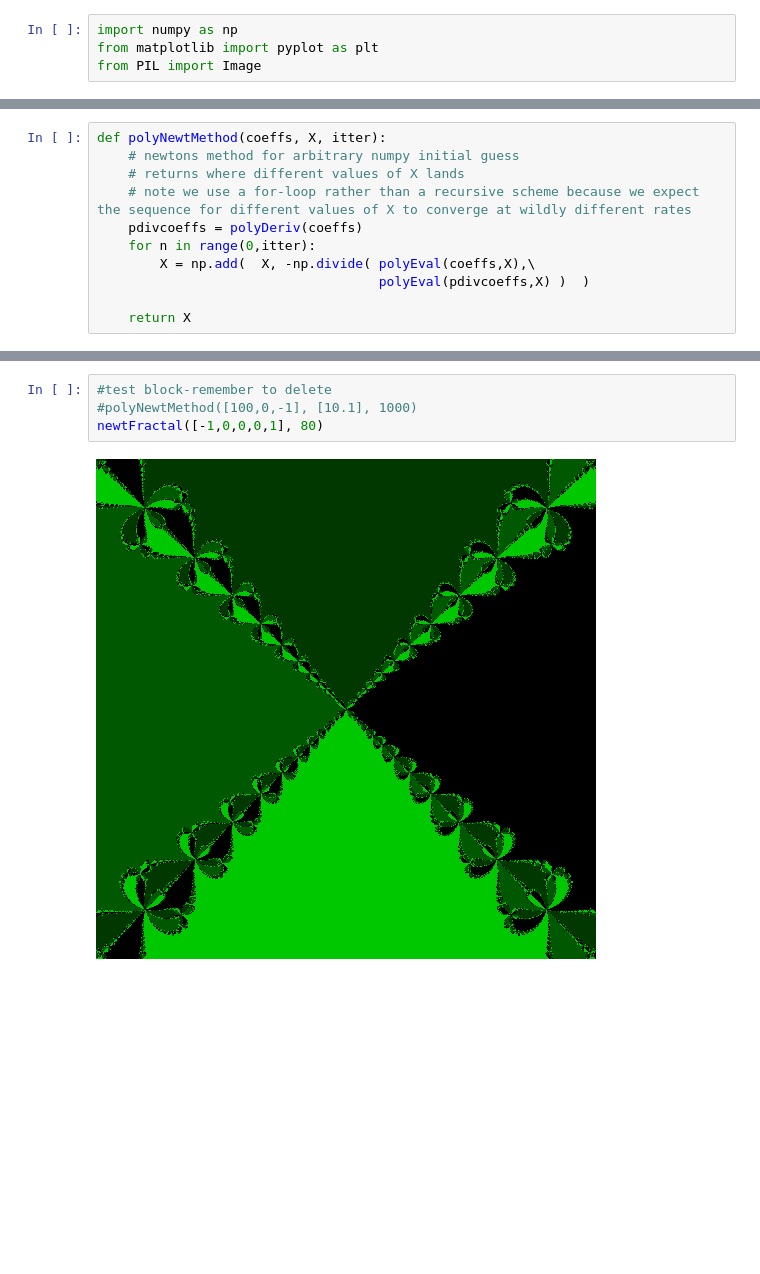
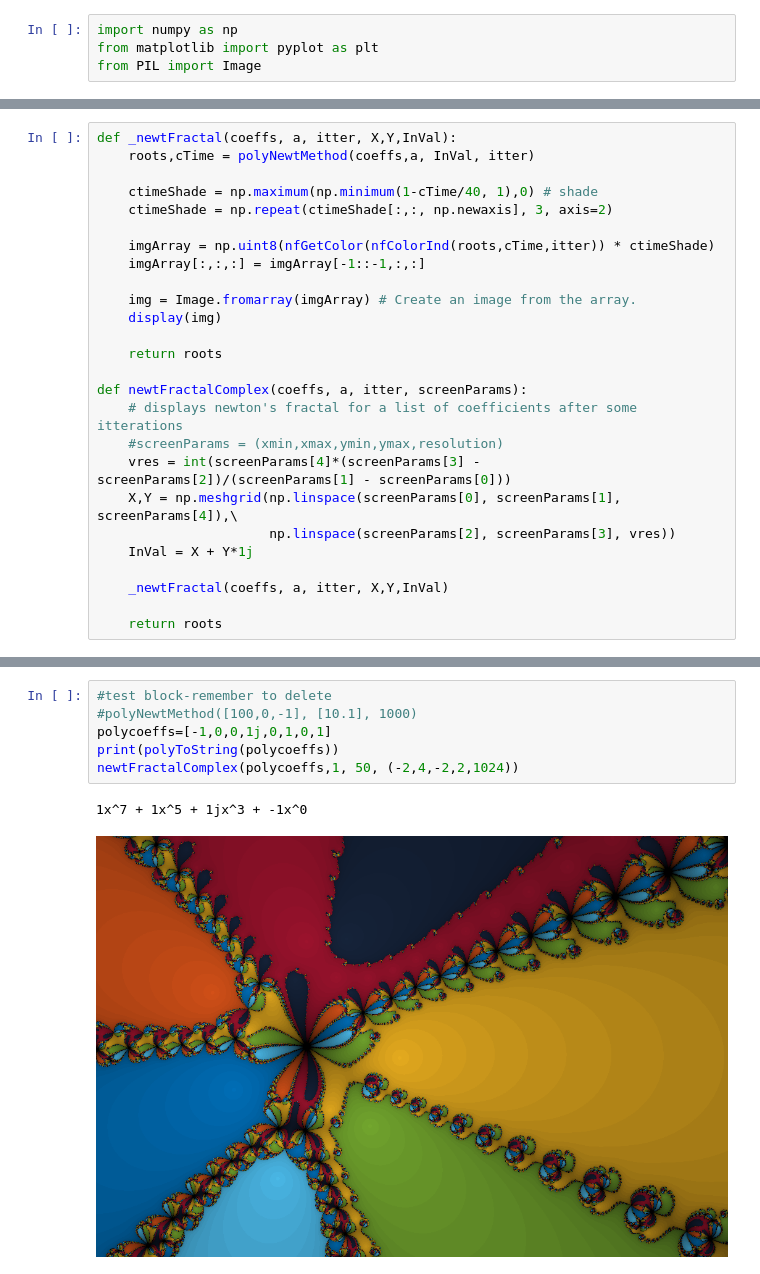
Before and after one commit to sefsnf/Math152, a Jupyter notebook: Exploration_Project_2.ipynb, the cells around one changed output, grey strips where cells are left out. Saved outputs shown, nothing was run; the diff lists cells and outputs as text; blank space fills up the shorter version.

```diff
--- a/Exploration_Project_2.ipynb
+++ b/Exploration_Project_2.ipynb
@@ -81,11 +133,0 @@ print(polyToString(polyDeriv([1j,1,2,3])))
-# %%
-def polyNewtMethod(coeffs, X, itter):
-    # newtons method for arbitrary numpy initial guess
-    # returns where different values of X lands
-    # note we use a for-loop rather than a recursive scheme because we expect the sequence for different values of X to converge at wildly different rates
-    pdivcoeffs = polyDeriv(coeffs)
-    for n in range(0,itter):
-        X = np.add(  X, -np.divide( polyEval(coeffs,X),\
-                                    polyEval(pdivcoeffs,X) )  )
-
-    return X
@@ -108,0 +136,26 @@ def newtFractal(coeffs, itter):
+# %%
+def _newtFractal(coeffs, a, itter, X,Y,InVal):
+    roots,cTime = polyNewtMethod(coeffs,a, InVal, itter)
+
+    ctimeShade = np.maximum(np.minimum(1-cTime/40, 1),0) # shade
+    ctimeShade = np.repeat(ctimeShade[:,:, np.newaxis], 3, axis=2)
+
+    imgArray = np.uint8(nfGetColor(nfColorInd(roots,cTime,itter)) * ctimeShade)
+    imgArray[:,:,:] = imgArray[-1::-1,:,:]
+
+    img = Image.fromarray(imgArray) # Create an image from the array.
+    display(img)
+
+    return roots
+
+def newtFractalComplex(coeffs, a, itter, screenParams):
+    # displays newton's fractal for a list of coefficients after some itterations
+    #screenParams = (xmin,xmax,ymin,ymax,resolution)
+    vres = int(screenParams[4]*(screenParams[3] - screenParams[2])/(screenParams[1] - screenParams[0]))
+    X,Y = np.meshgrid(np.linspace(screenParams[0], screenParams[1], screenParams[4]),\
+                      np.linspace(screenParams[2], screenParams[3], vres))
+    InVal = X + Y*1j
+
+    _newtFractal(coeffs, a, itter, X,Y,InVal)
+
+    return roots
@@ -109,6 +185,9 @@ def newtFractal(coeffs, itter):
 # %%
 #test block-remember to delete
 #polyNewtMethod([100,0,-1], [10.1], 1000)
-newtFractal([-1,0,0,0,1], 80)
+polycoeffs=[-1,0,0,1j,0,1,0,1]
+print(polyToString(polycoeffs))
+newtFractalComplex(polycoeffs,1, 50, (-2,4,-2,2,1024))
 # %% [output]
+1x^7 + 1x^5 + 1jx^3 + -1x^0
-[figure, old version]
+[figure, new version]
```
Also changed, not shown: parts of 20 cells of this notebook.
